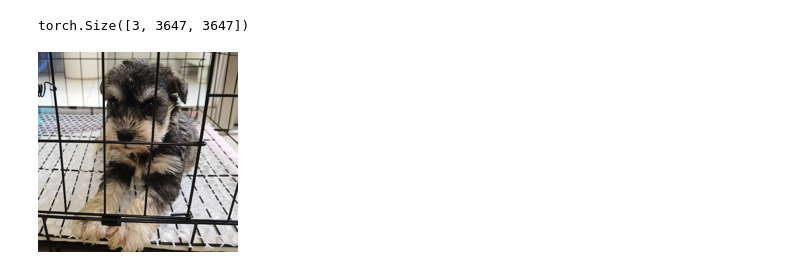
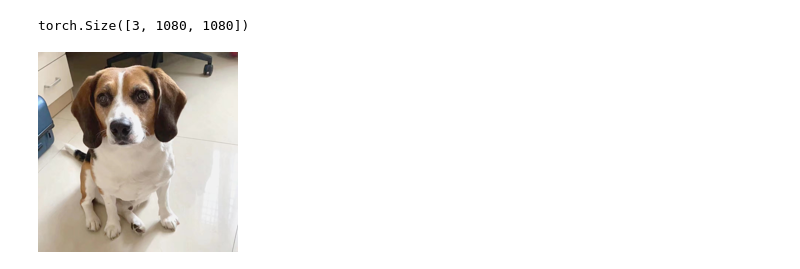
Before and after one commit to HanxiuZhang/low_freq_attack, a Jupyter notebook: 0724.ipynb, the cells around one changed output. Cells and saved outputs as stored; diff of their text form; code cells hidden in the pictures.

```diff
--- a/0724.ipynb
+++ b/0724.ipynb
@@ -12,18 +13,7 @@ os.environ["CUDA_VISIBLE_DEVICES"] = "3"
-# %%
-def read_img(filename):
-    img = cv2.imread(filename)
-    img = cv2.cvtColor(img, cv2.COLOR_BGR2RGB)
-    img_tensor = transforms.ToTensor()(img)
-    print(img_tensor.size())
-    return img_tensor
-# %%
-def show_tensor(tensor,width=200,height=200):
-    tensor_img = transforms.ToPILImage()(tensor)
-    display(tensor_img.resize((width,height)))
 # %%
-fn = 'imgs/lion.jpg'
+fn = 'imgs/beagle.jpg'
 img_tensor = read_img(fn)
 show_tensor(img_tensor)
 # %% [output]
-torch.Size([3, 3647, 3647])
+torch.Size([3, 1080, 1080])
-[figure, old version]
+[figure, new version]
```
Also changed, not shown: parts of 16 cells of this notebook, 4 other files.
